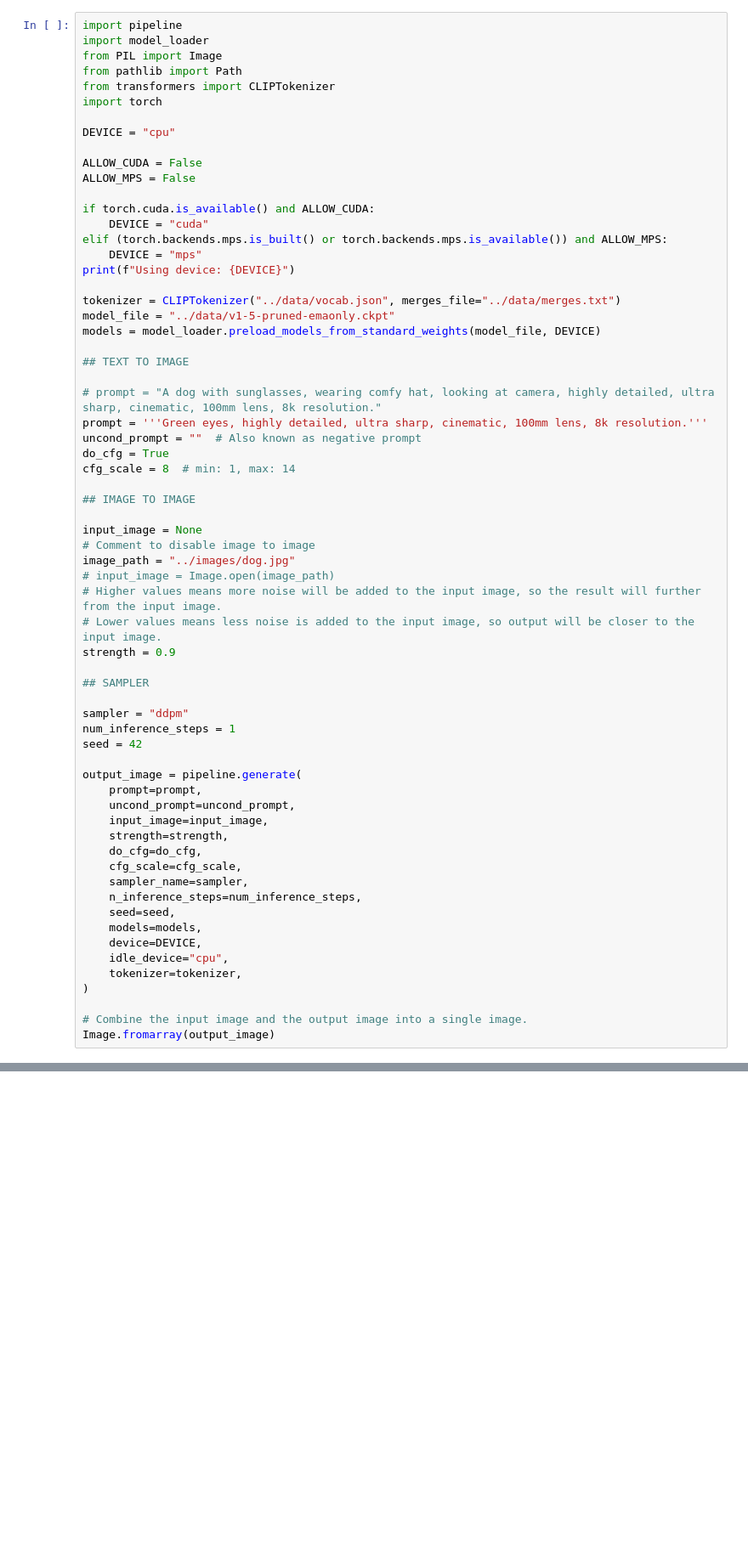
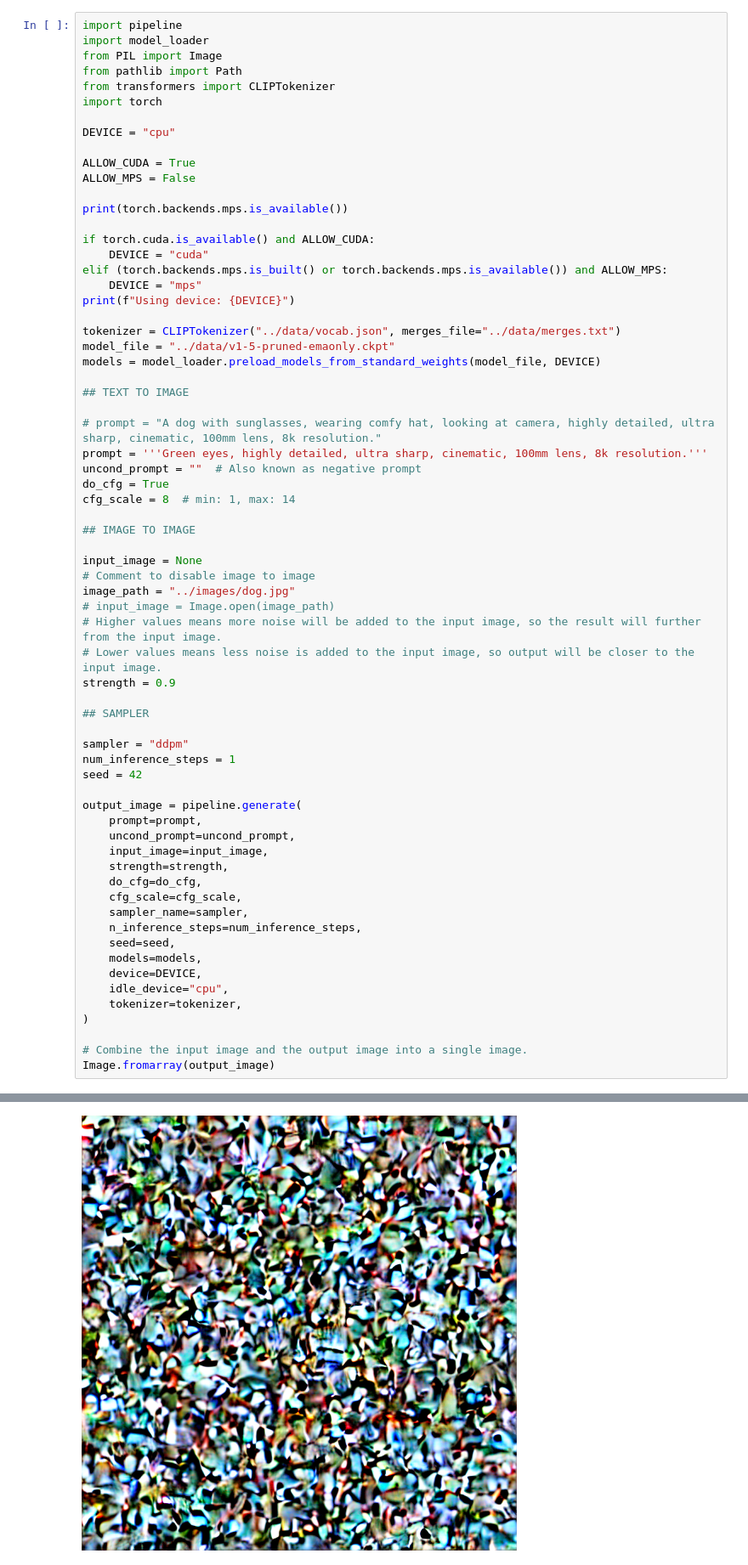
Before and after one commit to Flying010/video-ai-journey, a Jupyter notebook: pytorch-stablediffusion/sd/demo.ipynb, the cells around one changed output, grey strips where cells are left out. Shown: that part at 85% size. Saved outputs shown, nothing was run; the diff lists cells and outputs as text; blank space fills up the shorter version.

```diff
--- a/pytorch-stablediffusion/sd/demo.ipynb
+++ b/pytorch-stablediffusion/sd/demo.ipynb
@@ -8,8 +8,10 @@ import torch
 
 DEVICE = "cpu"
 
-ALLOW_CUDA = False
+ALLOW_CUDA = True
 ALLOW_MPS = False
+
+print(torch.backends.mps.is_available())
 
 if torch.cuda.is_available() and ALLOW_CUDA:
     DEVICE = "cuda"
@@ -63,3 +65,4 @@ output_image = pipeline.generate(
 
 # Combine the input image and the output image into a single image.
 Image.fromarray(output_image)
+# %% [output]
@@ -65,0 +71 @@ Image.fromarray(output_image)
+[figure, added]
```
Also changed, not shown: parts of 1 cell of this notebook.
